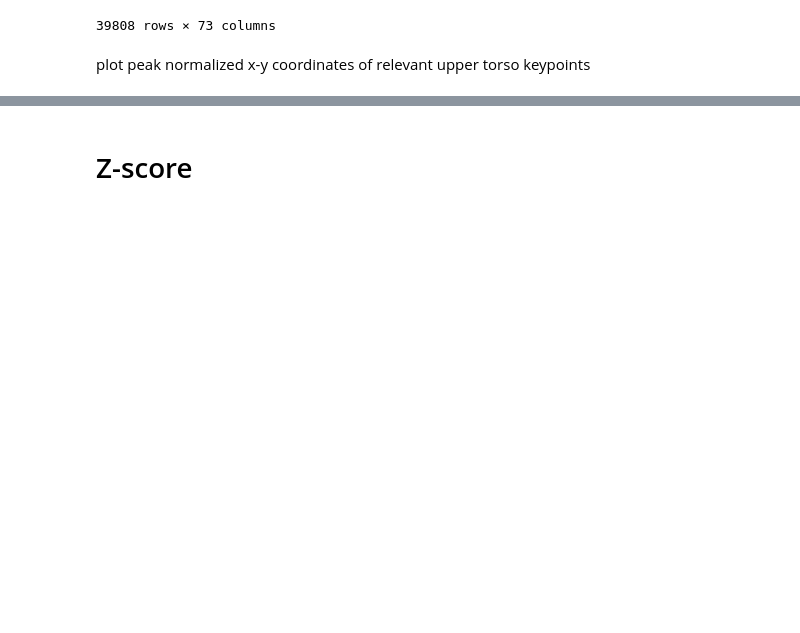
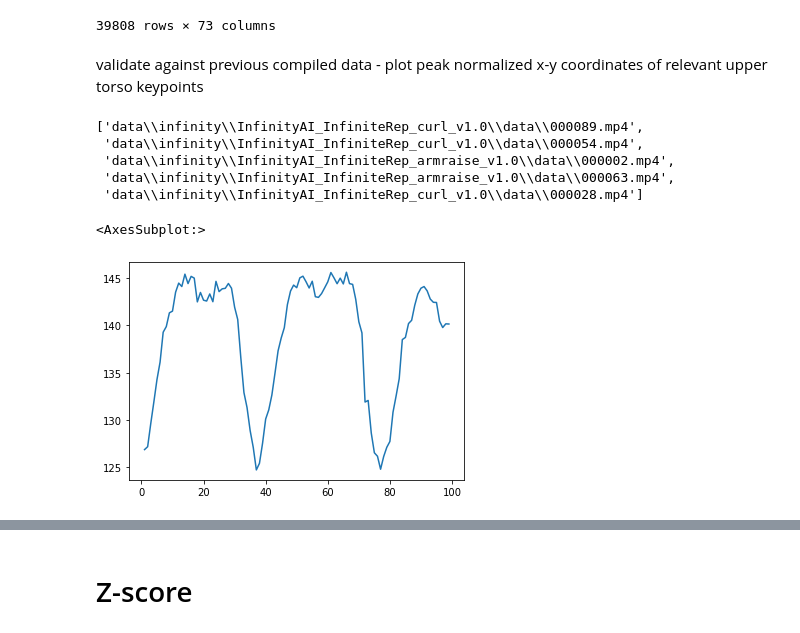
Before and after one commit to donw7/human_motion_analysis, a Jupyter notebook: notebooks/test_keras_tuner.ipynb, the cells around one changed output, grey strips where cells are left out. Drawn from its saved outputs; the diff is of its cells as text; code cells hidden in the pictures; blank space fills up the shorter version.

```diff
--- a/notebooks/test_keras_tuner.ipynb
+++ b/notebooks/test_keras_tuner.ipynb
@@ -297,24 +331,17 @@ for path in test_paths:
     else:
       labels_test.append(None)
 # %% [markdown]
-plot peak normalized x-y coordinates of relevant upper torso keypoints
+validate against previous compiled data - plot peak normalized x-y coordinates of relevant upper torso keypoints
-# %%
-num_kpts = 17
-analyze_pathidx = range(95, 105)
-analyze_kptsidx = range(5, 10)
-num_paths = len(df_kpts.out_keypoints)
-
-for pathidx in analyze_pathidx:
-  plt.figure(figsize=(15, 4))
-  plt.suptitle(df_kpts.loc[pathidx, 'path'])
-
-  for subi, i in enumerate(analyze_kptsidx):
-    plt.subplot(5, 1, subi+1)
-    plt.plot(np.arange(len(df_kpts.out_keypoints[pathidx])), df_kpts.out_keypoints[pathidx][:,i,0] / np.max(df_kpts.out_keypoints[pathidx][:,i,0]))
-    plt.plot(np.arange(len(df_kpts.out_keypoints[pathidx])), df_kpts.out_keypoints[pathidx][:,i,1] / np.max(df_kpts.out_keypoints[pathidx][:,i,1]))
-    plt.title(f"{list(CONFIG_KEYPOINTS)[i]}")
-    plt.axis('off')
-    plt.legend(['y', 'x'])
-
-plt.subplots_adjust(hspace=1.5)
-plt.rcParams.update({'font.size': 10})
+# %%
+train_paths[:5]
+# %% [output]
+['data\\infinity\\InfinityAI_InfiniteRep_curl_v1.0\\data\\000089.mp4',
+ 'data\\infinity\\InfinityAI_InfiniteRep_curl_v1.0\\data\\000054.mp4',
+ 'data\\infinity\\InfinityAI_InfiniteRep_armraise_v1.0\\data\\000002.mp4',
+ 'data\\infinity\\InfinityAI_InfiniteRep_armraise_v1.0\\data\\000063.mp4',
+ 'data\\infinity\\InfinityAI_InfiniteRep_curl_v1.0\\data\\000028.mp4']
+# %%
+df_edge_features_train.iloc[1:100, 48].plot()
+# %% [output]
+<AxesSubplot:>
+[figure, added]
```
Also changed, not shown: parts of 20 cells of this notebook.
